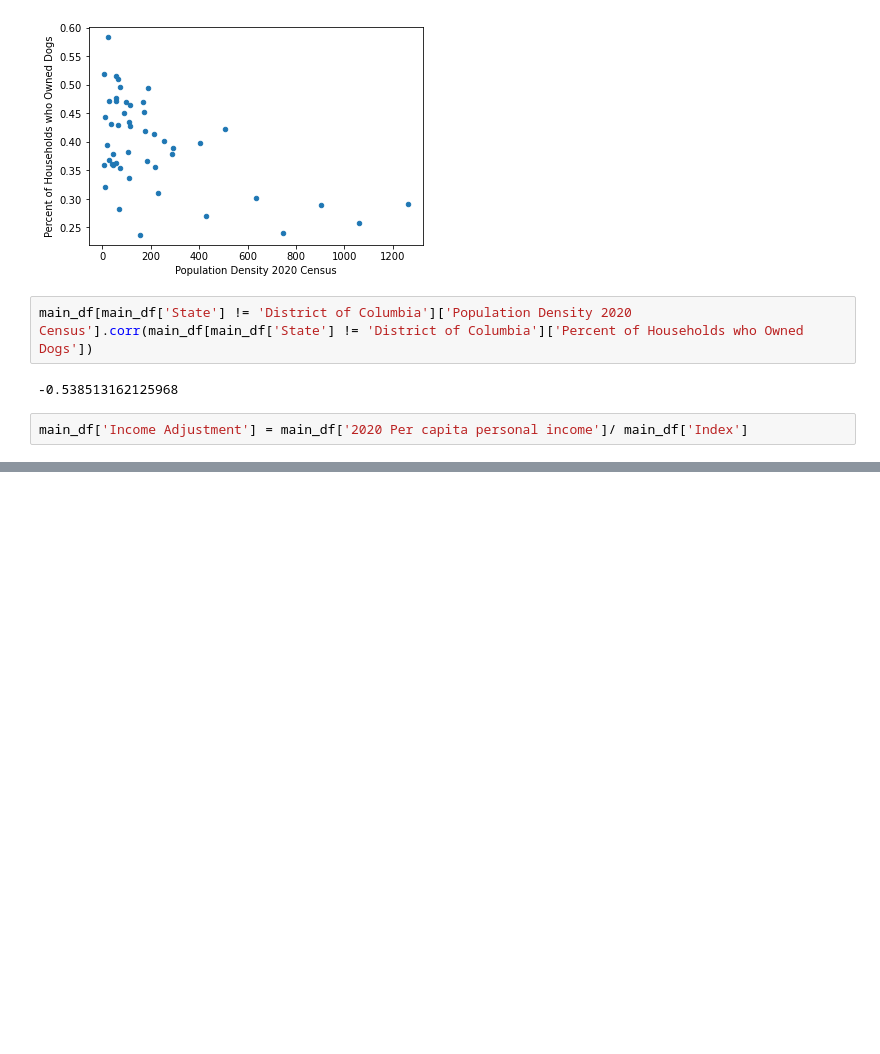
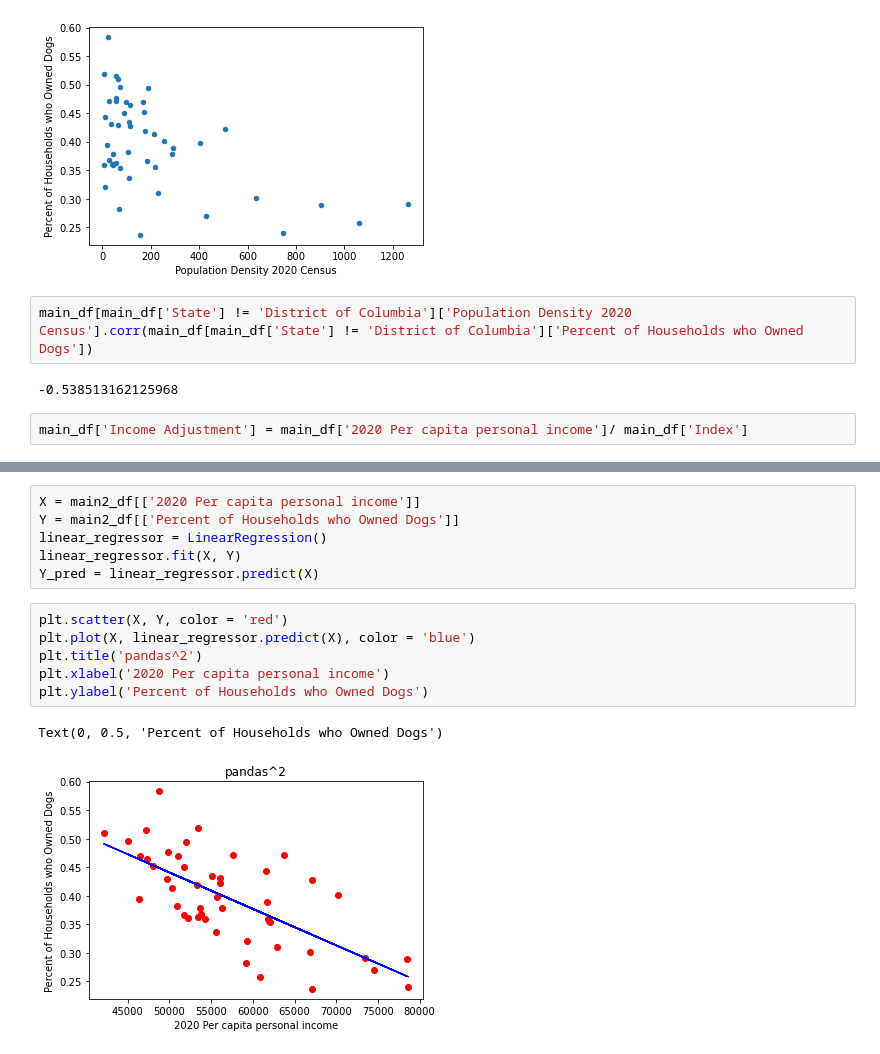
Before and after one commit to lejaja9/pandas-2, a Jupyter notebook: corr.ipynb, the cells around one changed output, grey strips where cells are left out. Drawn from its saved outputs; the diff is of its cells as text; blank space fills up the shorter version.

```diff
--- a/corr.ipynb
+++ b/corr.ipynb
@@ -425,0 +502,15 @@ main_df.corr()
+# %%
+X = main2_df[['2020 Per capita personal income']]
+Y = main2_df[['Percent of Households who Owned Dogs']]
+linear_regressor = LinearRegression()
+linear_regressor.fit(X, Y)
+Y_pred = linear_regressor.predict(X)
+# %%
+plt.scatter(X, Y, color = 'red')
+plt.plot(X, linear_regressor.predict(X), color = 'blue')
+plt.title('pandas^2')
+plt.xlabel('2020 Per capita personal income')
+plt.ylabel('Percent of Households who Owned Dogs')
+# %% [output]
+Text(0, 0.5, 'Percent of Households who Owned Dogs')
+[figure, added]
```
Also changed, not shown: parts of 10 cells of this notebook, 1 other file.
